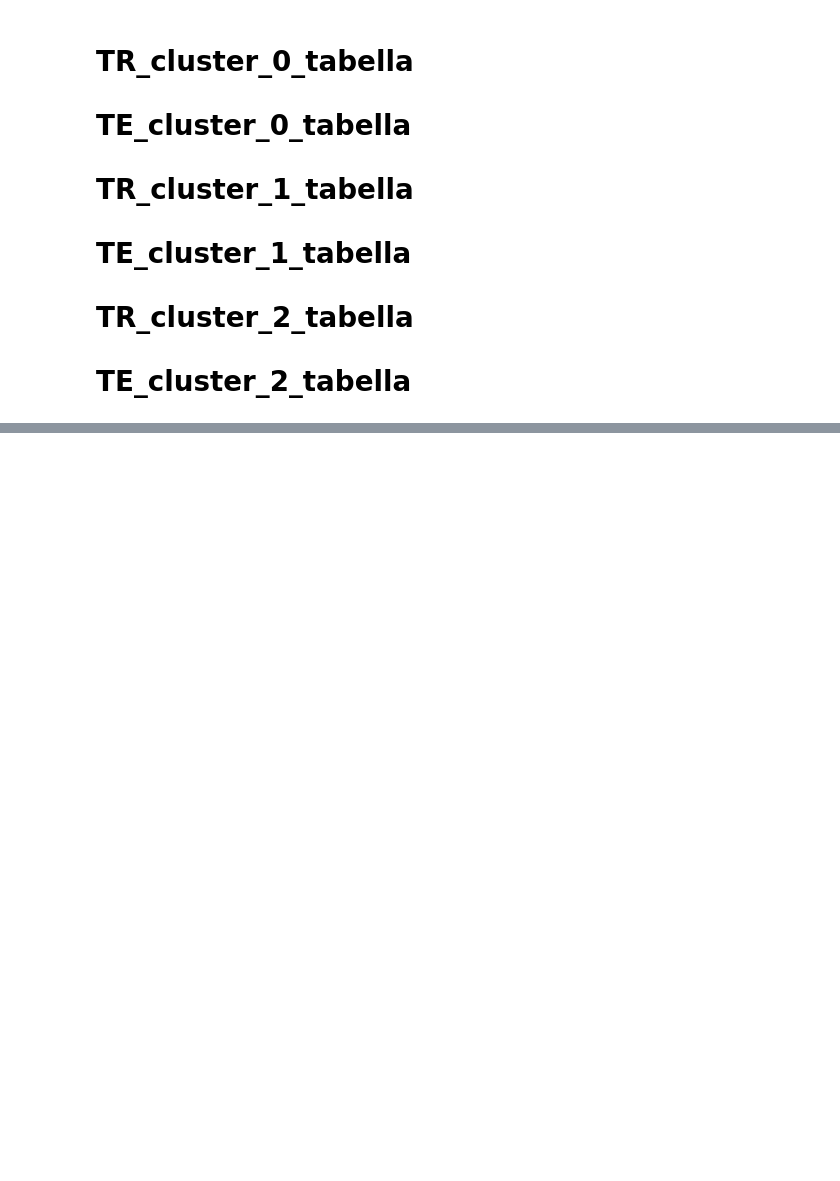
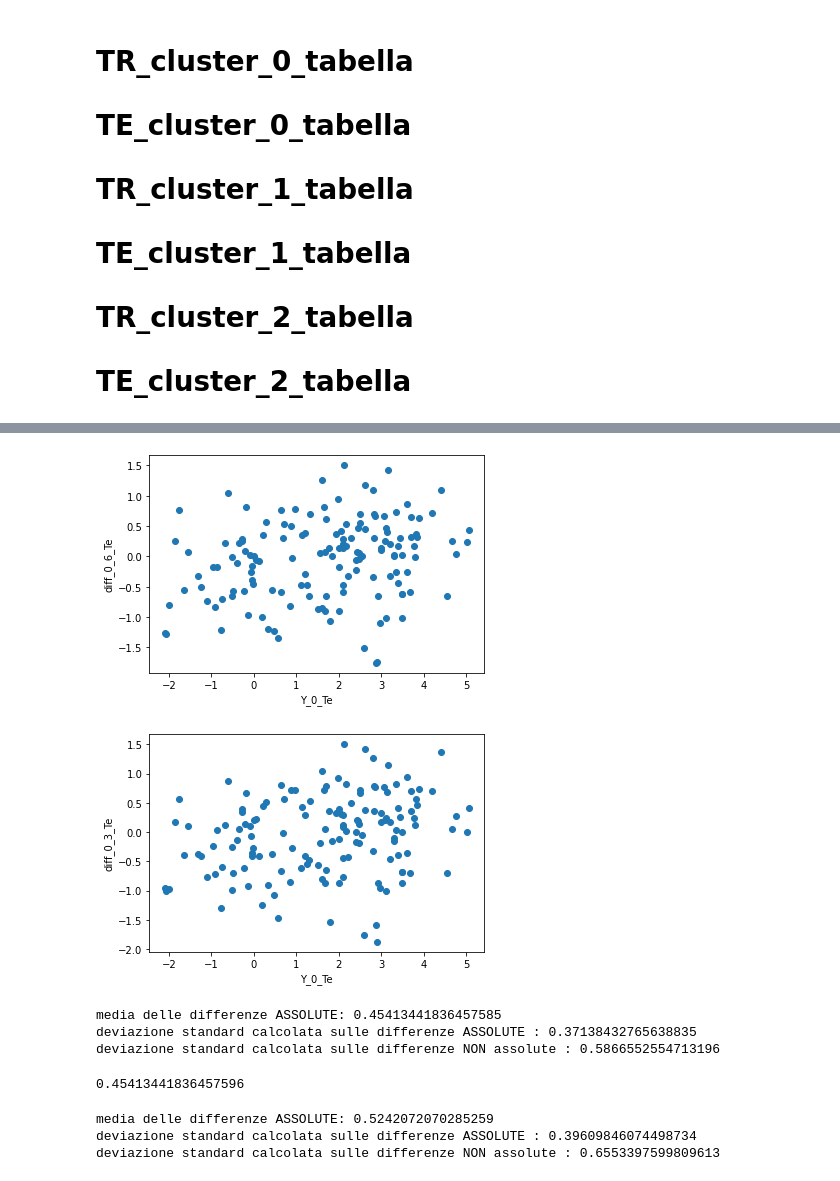
Before and after one commit to lstorchi/mllogdp, a Jupyter notebook: TEST_spartizione_TrTe_cluster_53_comps.ipynb, the cells around one changed output, grey strips where cells are left out. Saved outputs shown, nothing was run; the diff lists cells and outputs as text; code cells hidden in the pictures; blank space fills up the shorter version.

```diff
--- a/TEST_spartizione_TrTe_cluster_53_comps.ipynb
+++ b/TEST_spartizione_TrTe_cluster_53_comps.ipynb
@@ -1005,0 +1072,12 @@ TE_cluster_2_tabella
+# %%
+ncompsugg_0 = 6
+
+pls_0_6 = PLSRegression(ncompsugg_0)
+pls_0_6.fit(X_0_TR, Y_0_Tr)
+
+y_cv_0_6_Tr = cross_val_predict(pls_0_6, X_0_TR, Y_0_Tr, cv=10)
+
+score_cv_0_6_Tr = r2_score(Y_0_Tr, y_cv_0_6_Tr)
+mse_cv_0_6_Tr = mean_squared_error(Y_0_Tr, y_cv_0_6_Tr)
+
+print("comp: %4d MSE: %10.8f score: %10.8f"%(ncompsugg_0, mse_cv_0_6_Tr, score_cv_0_6_Tr))
@@ -1005,0 +1194,30 @@ TE_cluster_2_tabella
+# %%
+# GRAFICO : RESIDUI ORDINARI modello_0_6 vs Y_0_Te
+plt.xlabel("Y_0_Te")
+plt.ylabel("diff_0_6_Te")
+plt.scatter( Y_0_Te, diff_0_6_Te)
+plt.show()
+
+# GRAFICO : RESIDUI ORDINARI modello_0_3 vs Y_0_Te
+plt.xlabel("Y_0_Te")
+plt.ylabel("diff_0_3_Te")
+plt.scatter( Y_0_Te, diff_0_3_Te)
+plt.show()
+# %% [output]
+[figure, added]
+[figure, added]
+# %%
+import math
+import numpy as np
+
+ABS_0_6_Tr = []
+
+for idx, diff in enumerate (diff_0_6_Tr) :
+    ABS_0_6_Tr.append(math.fabs(diff_0_6_Tr[idx]))
+print("media delle differenze ASSOLUTE:", np.average(ABS_0_6_Tr))
+print("deviazione standard calcolata sulle differenze ASSOLUTE :", np.std(ABS_0_6_Tr))
+print("deviazione standard calcolata sulle differenze NON assolute :", np.std(diff_0_6_Tr))
+# %% [output]
+media delle differenze ASSOLUTE: 0.45413441836457585
+deviazione standard calcolata sulle differenze ASSOLUTE : 0.37138432765638835
+deviazione standard calcolata sulle differenze NON assolute : 0.5866552554713196
@@ -1005,0 +1231,22 @@ TE_cluster_2_tabella
+# %%
+n=0
+somma = 0
+for a in ABS_0_6_Tr :
+    n=n+1
+    somma = somma+a
+media_abs = somma/n
+print(media_abs)
+# %% [output]
+0.45413441836457596
+# %%
+ABS_0_6_Te = []
+
+for idx, diff in enumerate (diff_0_6_Te) :
+    ABS_0_6_Te.append(math.fabs(diff_0_6_Te[idx]))
+print("media delle differenze ASSOLUTE:", np.average(ABS_0_6_Te))
+print("deviazione standard calcolata sulle differenze ASSOLUTE :", np.std(ABS_0_6_Te))
+print("deviazione standard calcolata sulle differenze NON assolute :", np.std(diff_0_6_Te))
+# %% [output]
+media delle differenze ASSOLUTE: 0.5242072070285259
+deviazione standard calcolata sulle differenze ASSOLUTE : 0.39609846074498734
+deviazione standard calcolata sulle differenze NON assolute : 0.6553397599809613
```
Also changed, not shown: parts of 39 cells of this notebook.
